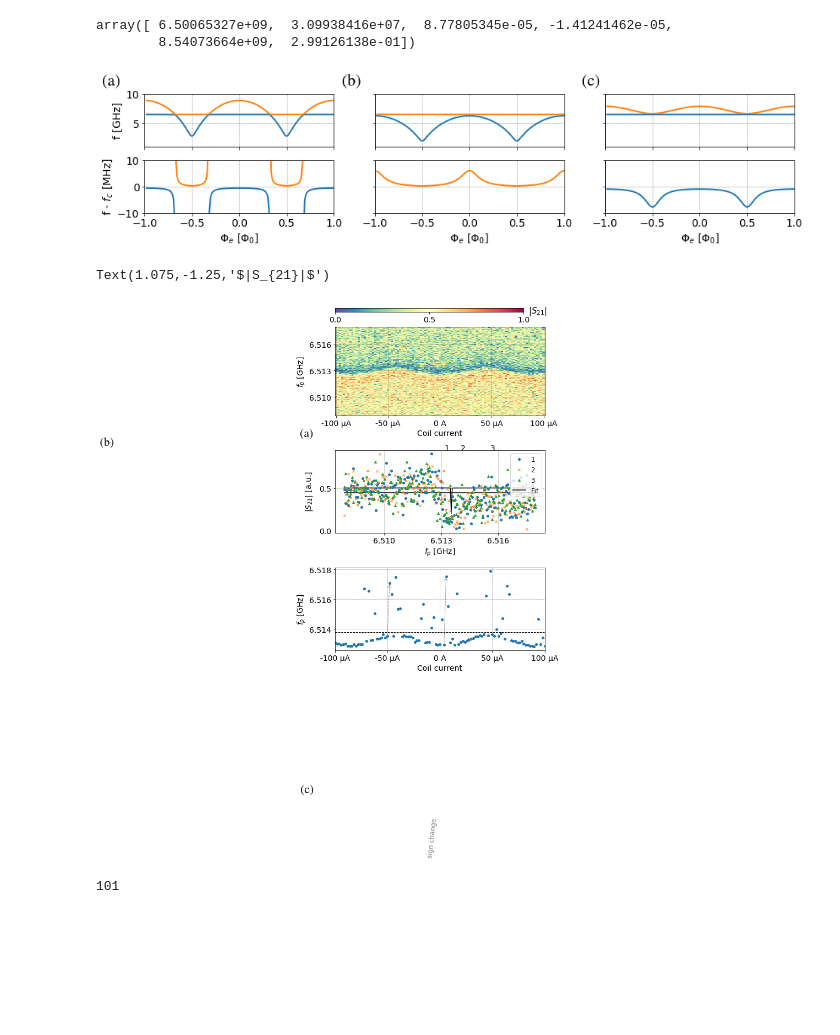
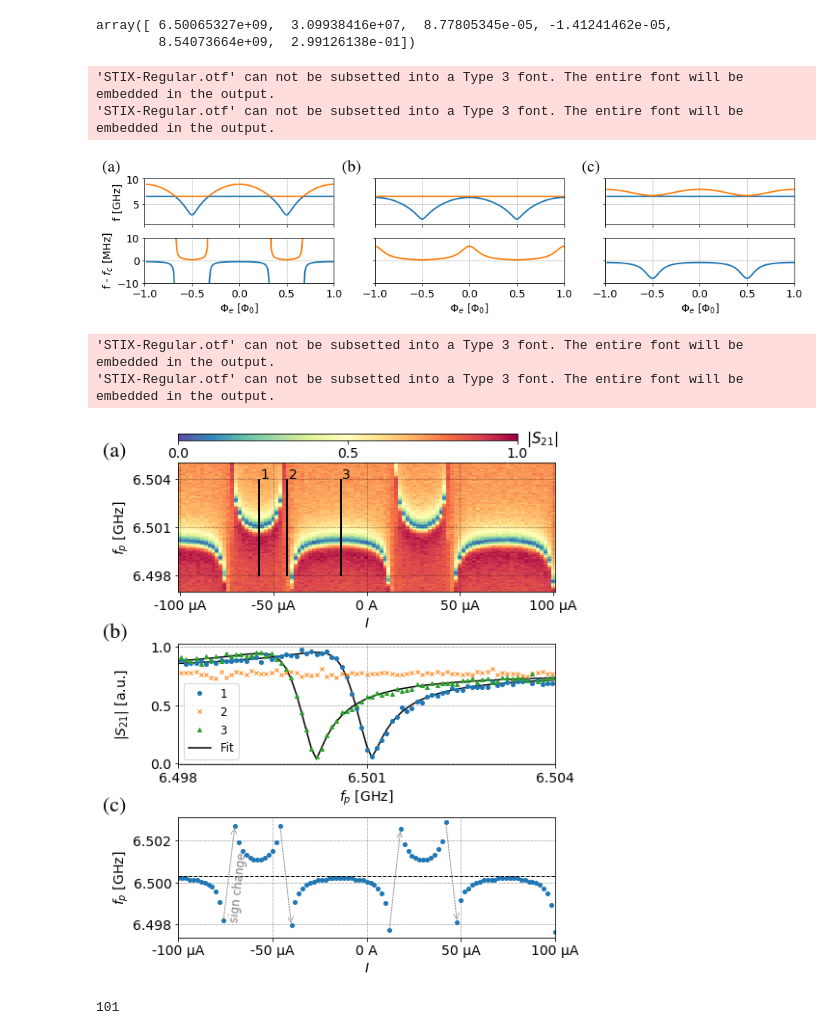
Before and after one commit to vdrhtc/Computer-vision-paper, a Jupyter notebook: Plots.ipynb, the cells around one changed output. Drawn from its saved outputs; the diff is of its cells as text; code cells hidden in the pictures; blank space fills up the shorter version.

```diff
--- a/Plots.ipynb
+++ b/Plots.ipynb
@@ -138,6 +137,8 @@ max_freqs = [8.9e9, 6.3e9, 7.9e9]
 ds = [0.1, 0.1, 0.71]
 
 letters = ["a", "b", "c"]
+if len(result) == 2:
+    result = result[0]
 
 for i in range(0, 3):
 
@@ -164,49 +165,50 @@ for i in range(0, 3):
     # plt.legend()
     # rect = patches.Rectangle((-.99,6.405),1.98,0.2,linewidth=2,edgecolor='r',facecolor='none')
     # plt.gca().add_patch(rect)
     plt.text(-1.45+i/10, 11.5, "(%s)"%letters[i], fontdict={"name":"STIX"}, fontsize=22, color="black")
 
     loc = ticker.MultipleLocator(base=.5) # this locator puts ticks at regular intervals
     gca().xaxis.set_major_locator(loc)
 
     plt.subplot2grid((2,3),(1,i))
 
     plt.plot((currents_fine - result[3])/result[2], levels[1]/1e6-result[0]/1e6, label="$E_{-,1}$", linewidth=2)
     plt.plot((currents_fine - result[3])/result[2], levels[2]/1e6-result[0]/1e6, label = "$E_{+,1}$", linewidth=2)
     plt.xlim(-1,1)
 
     plt.ylim(-10,10)
     if i==0:
         plt.ylabel("f - $f_c$ [MHz]")
     else:
         plt.gca().set_yticklabels([])
     plt.grid()
     plt.xlabel("$\Phi_e$ [$\Phi_0$]")
 
     loc = ticker.MultipleLocator(base=.5) # this locator puts ticks at regular intervals
     gca().xaxis.set_major_locator(loc)
 
 plt.tight_layout(w_pad=-.5)
 
 
 plt.gcf().set_size_inches(15.5,3)
-plt.savefig("../Pictures/anti_theor.pdf", bbox_inches="tight", dpi=600)
+# plt.savefig("../Pictures/anti_theor.pdf", bbox_inches="tight", dpi=600)
 # %% [output]
+'STIX-Regular.otf' can not be subsetted into a Type 3 font. The entire font will be embedded in the output.
+'STIX-Regular.otf' can not be subsetted into a Type 3 font. The entire font will be embedded in the output.
-[figure, old version]
+[figure, new version]
 # %%
 # # mega subplot
 currents, data, freqs = anti.get_data().values()
 
-plt.subplot2grid((100, 1), (0, 0), rowspan=40)
+plt.subplot2grid((10, 1), (0, 0), rowspan=4)
 
 dx = currents[1]-currents[0]
-
 
 x = concatenate((currents-dx/2, [currents[-1]+dx/2]))
 plt.pcolormesh((x), freqs/1e9, abs(data).T/np.max(abs(data)), cmap="Spectral_r", rasterized=True, vmin=0)
 plt.grid()
 plt.ylabel("$f_p$ [GHz]")
-plt.xlabel("Coil current")
+plt.xlabel("$I$")
 # plt.xlim(-1,1)
 # plt.gcf().set_size_inches(7.5,3)
 rect = patches.Rectangle((-0.5025*result[2]+result[3],6.498),0.005*result[2],0.006,linewidth=1,
@@ -227,11 +229,11 @@ loc = ticker.MultipleLocator(base=5e-5) # this locator puts ticks at regular int
 gca().xaxis.set_major_locator(loc)
 loc = ticker.MultipleLocator(base=3e-3) # this locator puts ticks at regular intervals
 gca().yaxis.set_major_locator(loc)
-plt.text(-135e-6, 6.5055, "(a)", fontdict={"name":"STIX"}, fontsize=22)
+plt.text(-0.2, 1.05, "(a)", fontdict={"name":"STIX"}, fontsize=22, transform=gca().transAxes)
 plt.gca().xaxis.set_major_formatter(ticker.EngFormatter("A"))
-ax_1 = gca()
+ax1 = gca()
 #############################################################
-plt.subplot2grid((100, 1), (40, 0), rowspan=30)
+plt.subplot2grid((10, 1), (4, 0), rowspan=3)
 
 plt.plot(freqs/1e9, abs(data)[22]/np.max(abs(data)), marker="o", linestyle="", label="1", markersize=4)
 notp = notch_port(freqs, (data)[22])
@@ -247,19 +249,20 @@ plt.plot(freqs/1e9, abs(notp.z_data_sim)/np.max(abs(data)), "black", label="Fit"
 
 plt.ylabel("$|S_{21}|$ [a.u.]")
 plt.xlabel("$f_p$ [GHz]")
+plt.xlim(6.498, 6.504)
 plt.legend(fontsize="small")
 plt.grid()
 plt.gca().yaxis.set_label_coords(-0.1,0.5)
 
-plt.text(6.4951, 1, "(b)", fontdict={"name":"STIX"}, fontsize=22)
+plt.text(-0.2, 1.05, "(b)", fontdict={"name":"STIX"}, fontsize=22, transform=gca().transAxes)
 
 loc = ticker.MultipleLocator(base=.003) # this locator puts ticks at regular intervals
 gca().xaxis.set_major_locator(loc)
 loc = ticker.MultipleLocator(base=.5) # this locator puts ticks at regular intervals
 gca().yaxis.set_major_locator(loc)
-
+ax2 = gca()
 #############################################################
-plt.subplot2grid((100, 1), (70, 0), rowspan=30)
+plt.subplot2grid((10, 1), (7, 0), rowspan=3)
 
 x = (ao._res_points[:,0])#/result[2]
 plot(x, ao._res_points[:,1]/1e9, color = "C0", marker="o", linestyle="", label="Extracted", markersize=4);
@@ -278,7 +281,7 @@ gca().xaxis.set_major_locator(loc)
 
 
 plt.grid()
-plt.xlabel("Coil current")
+plt.xlabel("$I$")
 plt.annotate("", xy=points[13], xytext=points[12],
                 arrowprops=dict(arrowstyle="->", linestyle=":", color="grey"))
 plt.text(-.68*result[2]+result[3], 6.501, "sign change", rotation=83.5,
@@ -291,25 +294,29 @@ plt.annotate("", xy=points[53], xytext=points[52],
 
 plt.annotate("", xy=points[66], xytext=points[65],
                 arrowprops=dict(arrowstyle="->", linestyle=":", color="grey"))
-plt.text(-133e-6, 6.503, "(c)", fontdict={"name":"STIX"}, fontsize=22)
+plt.text(-0.2, 1.05, "(c)", fontdict={"name":"STIX"}, fontsize=22, transform=gca().transAxes)
 plt.gca().xaxis.set_major_formatter(ticker.EngFormatter("A"))
-
+plt.xlim(-100e-6, 100e-6)
+ax3 = gca()
 
 plt.gcf().set_size_inches(7,10)
-tight_layout()
-# plt.subplots_adjust(top=1)
-plt.xlim(-100e-6, 100e-6)
-caxes = clb.make_axes(ax_1, location="top", shrink=0.9, aspect=50, pad=0.125, anchor=(0,0))[0]
+
+for ax in [ax1, ax2, ax3]:
+    ax.yaxis.set_label_coords(-0.125, 0.5)
+plt.subplots_adjust(hspace=10)
+
+caxes = clb.make_axes(ax1, location="top", shrink=0.9, aspect=50, pad=0.125, anchor=(0,0))[0]
 # plt.colorbar(cax = caxes)
 cb = plt.colorbar(orientation="horizontal", cax=caxes)
 loc = ticker.MultipleLocator(base=0.5) # this locator puts ticks at regular intervals
 cb.locator = loc
 cb.update_ticks()
 cb.ax.set_title("$|S_{21}|$", position=(1.075,-1.25), fontsize=15)
-# plt.savefig("../Pictures/anti_subplots.pdf", bbox_inches="tight", dpi=600)
+plt.savefig("../Pictures/anti_subplots.pdf", bbox_inches="tight", dpi=600)
 # %% [output]
-Text(1.075,-1.25,'$|S_{21}|$')
+'STIX-Regular.otf' can not be subsetted into a Type 3 font. The entire font will be embedded in the output.
+'STIX-Regular.otf' can not be subsetted into a Type 3 font. The entire font will be embedded in the output.
-[figure, old version]
+[figure, new version]
 # %%
 def _model_square(duty, phase, x):
         return scipy.signal.square(2*pi*x/ao._period-phase, duty)
```
Also changed, not shown: parts of 17 cells of this notebook, 15 other files.
